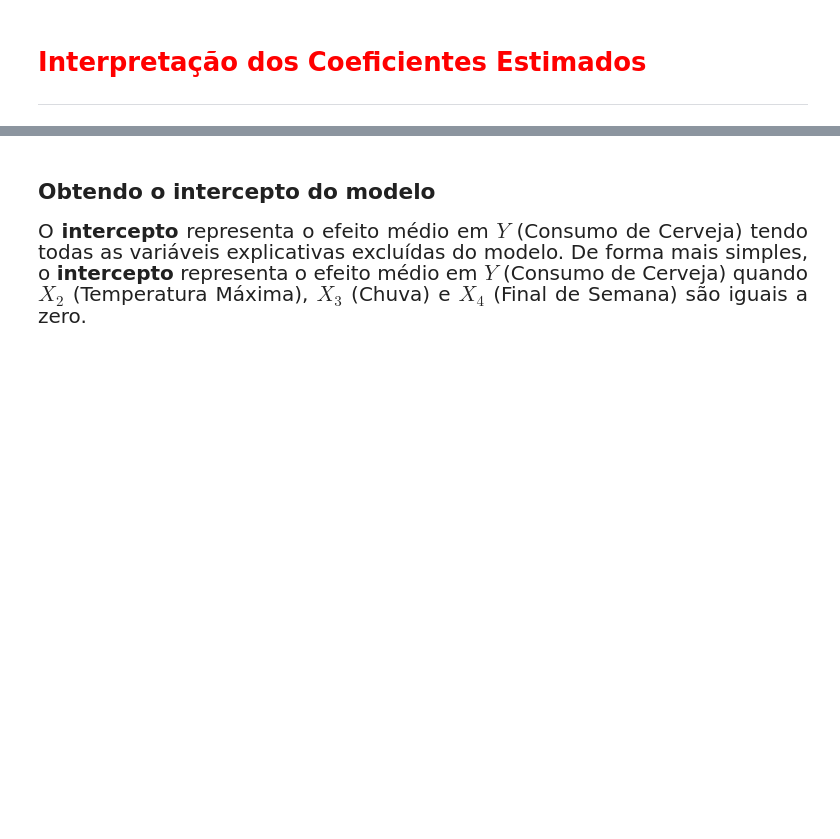
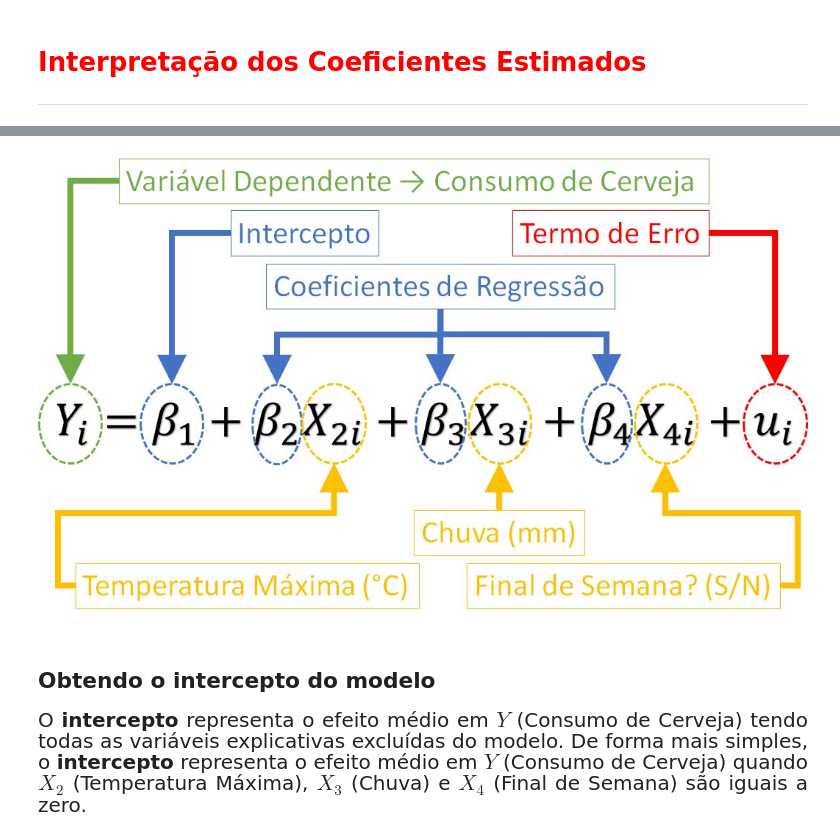
Before and after one commit to arthur-pulini/Estatistica_com_python_6, a Jupyter notebook: Regressao Linear.ipynb, the cells around one changed output, grey strips where cells are left out. Saved outputs shown, nothing was run; the diff lists cells and outputs as text; code cells hidden in the pictures; blank space fills up the shorter version.

```diff
--- a/Regressao Linear.ipynb
+++ b/Regressao Linear.ipynb
@@ -450,3 +448,7 @@ print('{0:.2f} litros'.format(modelo.predict(entrada)[0]))
+# %%
+Image(filename='reg_02.jpg')
+# %% [output]
+[figure, added]
 # %% [markdown]
 ## Obtendo o intercepto do modelo
 
```
Also changed, not shown: parts of 9 cells of this notebook.
